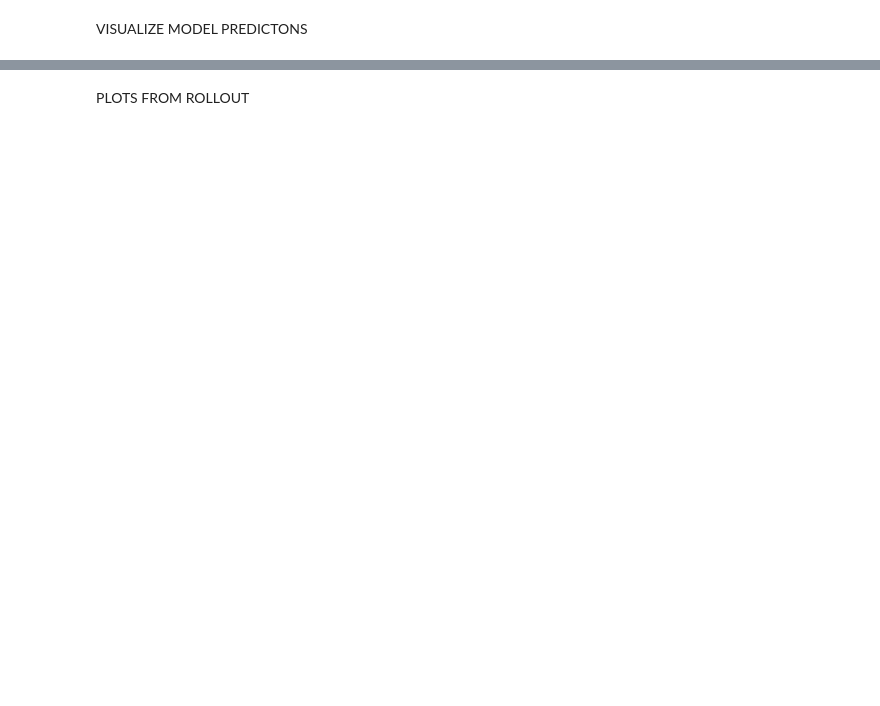
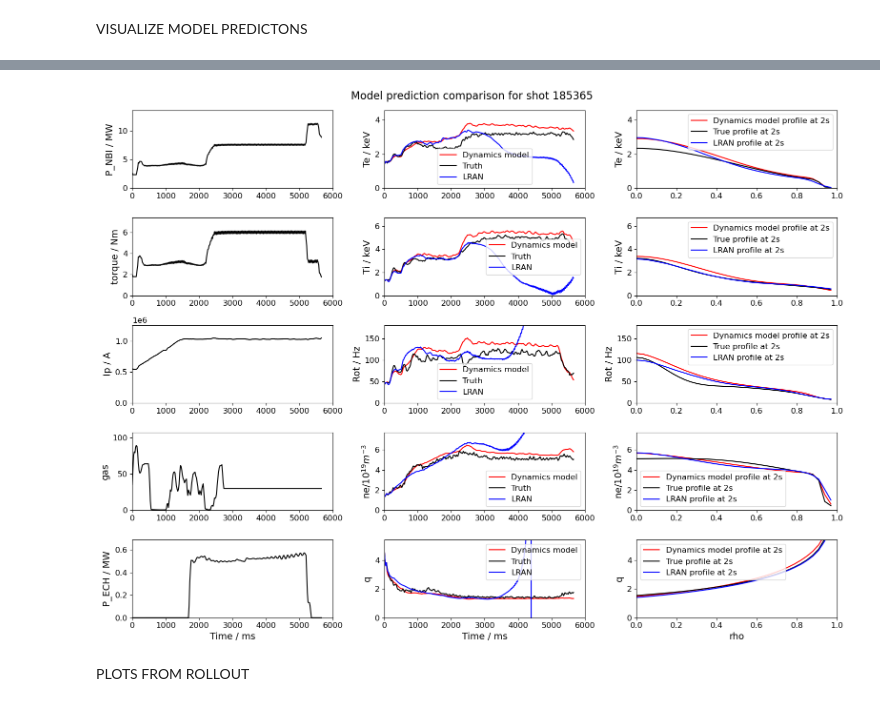
Before and after one commit to PlasmaControl/PlasmaEvolution, a Jupyter notebook: prediction_plotter.ipynb, the cells around one changed output, grey strips where cells are left out. Cells and saved outputs as stored; diff of their text form; code cells hidden in the pictures; blank space fills up the shorter version.

```diff
--- a/prediction_plotter.ipynb
+++ b/prediction_plotter.ipynb
@@ -57,5 +134,5 @@ VISUALIZE MODEL PREDICTONS
 # %%
-actuator_trajectory = get_ml_actuator_trajectory(x_test[shot_index:shot_index+1], profiles, parameters, calculations, actuators, nwarmup=nwarmup, prediction_length=prediction_length)
+actuator_trajectory_lran = get_ml_actuator_trajectory(x_test[shot_index:shot_index+1], profiles, parameters, calculations, actuators, nwarmup=nwarmup, prediction_length=prediction_length)
 '''for i, actuator in enumerate(actuators):
     plt.plot(actuator_trajectory[shot_index, i, :])
     plt.ylabel(actuator)
@@ -73,11 +150,12 @@ predicted_profiles, predicted_params = get_ml_predictions(x_test[shot_index:shot
                 use_fancy_normalization=False,
                 bucket_size=10000)
 
-combined_true_profiles = np.concatenate((warmup_profiles, true_profiles), axis=2)
-combined_predicted_profiles = np.concatenate((warmup_profiles, predicted_profiles), axis=2)
-combined_true_params = np.concatenate((warmup_parameters, true_params), axis=2)
-combined_predicted_params = np.concatenate((warmup_parameters, predicted_params), axis=2)
-for i, actuator in enumerate(actuators):
+combined_true_profiles_lran = np.concatenate((warmup_profiles, true_profiles), axis=2)
+combined_predicted_profiles_lran = np.concatenate((warmup_profiles, predicted_profiles), axis=2)
+combined_true_params_lran = np.concatenate((warmup_parameters, true_params), axis=2)
+combined_predicted_params_lran = np.concatenate((warmup_parameters, predicted_params), axis=2)
+
+'''for i, actuator in enumerate(actuators):
     plt.plot(actuator_trajectory[0, i, :])
     plt.plot(actuator_trajectory[0, i, :])
     plt.ylabel(actuator)
@@ -92,6 +170,6 @@ for i, profile in enumerate(profiles):
     plt.plot(combined_true_profiles[0, i, :, 0])
     plt.plot(combined_predicted_profiles[0, i, :, 0])
     plt.ylabel(profile)
-    plt.show()
+    plt.show()'''
 # %% [output]
 Bucket 1/1 took 0s
@@ -101,3 +180,56 @@ Took 0.19 s
+# %%
+rhos = np.arange(33)/33
+profile_labels = ['Te / keV', 'Ti / keV', 'Rot / Hz', r'ne/$10^{19}m^{-3}$', 'q']
+actuator_labels = ['P_NBI / MW', 'torque / Nm', 'Ip / A','gas', 'P_ECH / MW']
+timetrace = actuator_trajectory[0, 0, :]
+
+fig, axes = plt.subplots(nrows=5, ncols=3, figsize=(16, 12))
+#axes = axes.flatten()
+axes = np.concatenate([axes[:,0], axes[:,1], axes[:,2]], axis=0)
+
+# Set subplot limits and labels
+for i, ax in enumerate(axes):
+    if i < len(actuator_labels):
+        if actuator_labels[i] == 'P_NBI / MW':
+            ax.set_xlim(0, 20*len(timetrace))
+            ax.set_ylim(0, np.nanmax(actuator_trajectory[0,i,:])*1.2/1000)
+            ax.set_ylabel(actuator_labels[i])
+            ax.plot(np.arange(len(timetrace[:]))*20, actuator_trajectory[0,i,:]/1000, color='black')
+
+        elif actuator_labels[i] == 'P_ECH / MW':
+            ax.set_xlim(0, 20*len(timetrace))
+            ax.set_ylim(0, np.nanmax(actuator_trajectory[0,i,:])*1.2/1000000)
+            ax.set_ylabel(actuator_labels[i])
+            ax.plot(np.arange(len(timetrace[:]))*20, actuator_trajectory[0,i,:]/1000000, color='black')
+        else:
+            ax.set_xlim(0, 20*len(timetrace))
+            ax.set_ylim(0, np.nanmax(actuator_trajectory[0,i,:])*1.2)
+            ax.set_ylabel(actuator_labels[i])
+            ax.plot(np.arange(len(timetrace[:]))*20, actuator_trajectory[0,i,:], color='black')
+    elif i < len(actuator_labels) + len(profile_labels):
+        ax.set_xlim(0, 20*len(timetrace))
+        ax.set_ylim(0, np.nanmax(combined_predicted_profiles[0,i-len(actuator_labels),:, 0])*1.2)
+        ax.set_ylabel(profile_labels[i-len(actuator_labels)])
+        ax.plot(np.arange(3+len(timetrace[:]))*20, combined_predicted_profiles[0,i-len(actuator_labels),:, 0], label='Dynamics model', color='red')
+        ax.plot(np.arange(3+len(timetrace[:]))*20, combined_true_profiles[0,i-len(actuator_labels),:, 0], label='Truth', color='black')
+        ax.plot(np.arange(3+len(timetrace[:]))*20, combined_predicted_profiles_lran[0,i-len(actuator_labels),:, 0], label='LRAN', color='blue')
+        ax.legend()
+    elif i < len(actuator_labels) + 2*len(profile_labels):
+        ax.set_xlim(0, 1)
+        ax.set_ylim(0, np.nanmax(combined_predicted_profiles[0,i-len(profile_labels) - len(actuator_labels),:, 0])*1.2)
+        ax.set_ylabel(profile_labels[i-len(profile_labels) - len(actuator_labels)])
+        ax.plot(rhos, combined_predicted_profiles[0,i-len(profile_labels) - len(actuator_labels),100, :], label='Dynamics model profile at 2s', color='red')
+        ax.plot(rhos, combined_true_profiles[0,i-len(profile_labels) - len(actuator_labels),100, :], label='True profile at 2s', color='black')
+        ax.plot(rhos, combined_predicted_profiles_lran[0,i-len(profile_labels) - len(actuator_labels),100, :], label='LRAN profile at 2s', color='blue')
+        ax.legend()
+axes[4].set_xlabel('Time / ms')
+axes[9].set_xlabel('Time / ms')
+axes[-1].set_xlabel('rho')
+fig.suptitle('Model prediction comparison for shot 185365')
+plt.tight_layout()
+plt.savefig('185365_shot_performance.svg')
+# %% [output]
+[figure, added]
 # %% [markdown]
 PLOTS FROM ROLLOUT
 # %%
```
Also changed, not shown: parts of 17 cells of this notebook.
